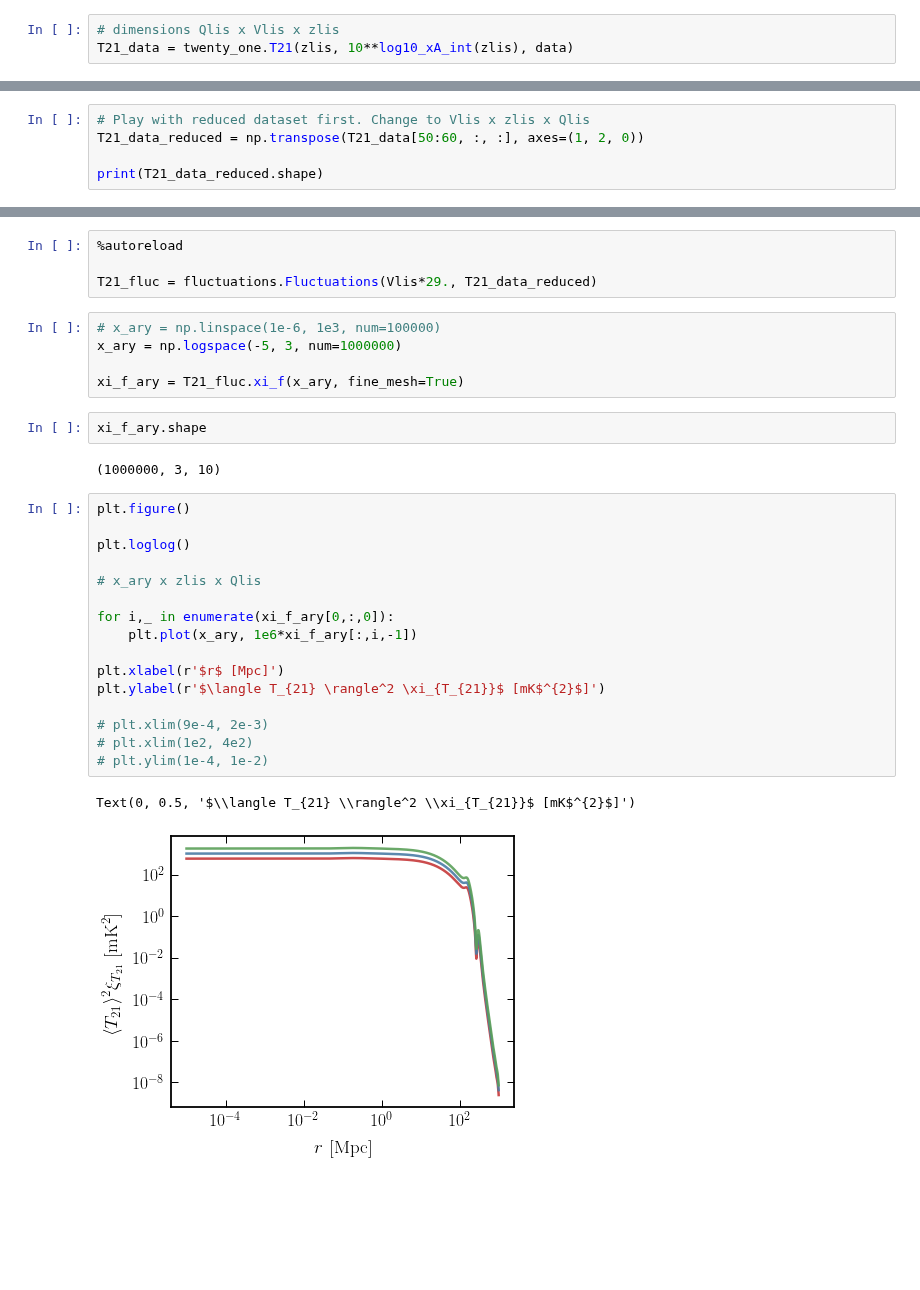
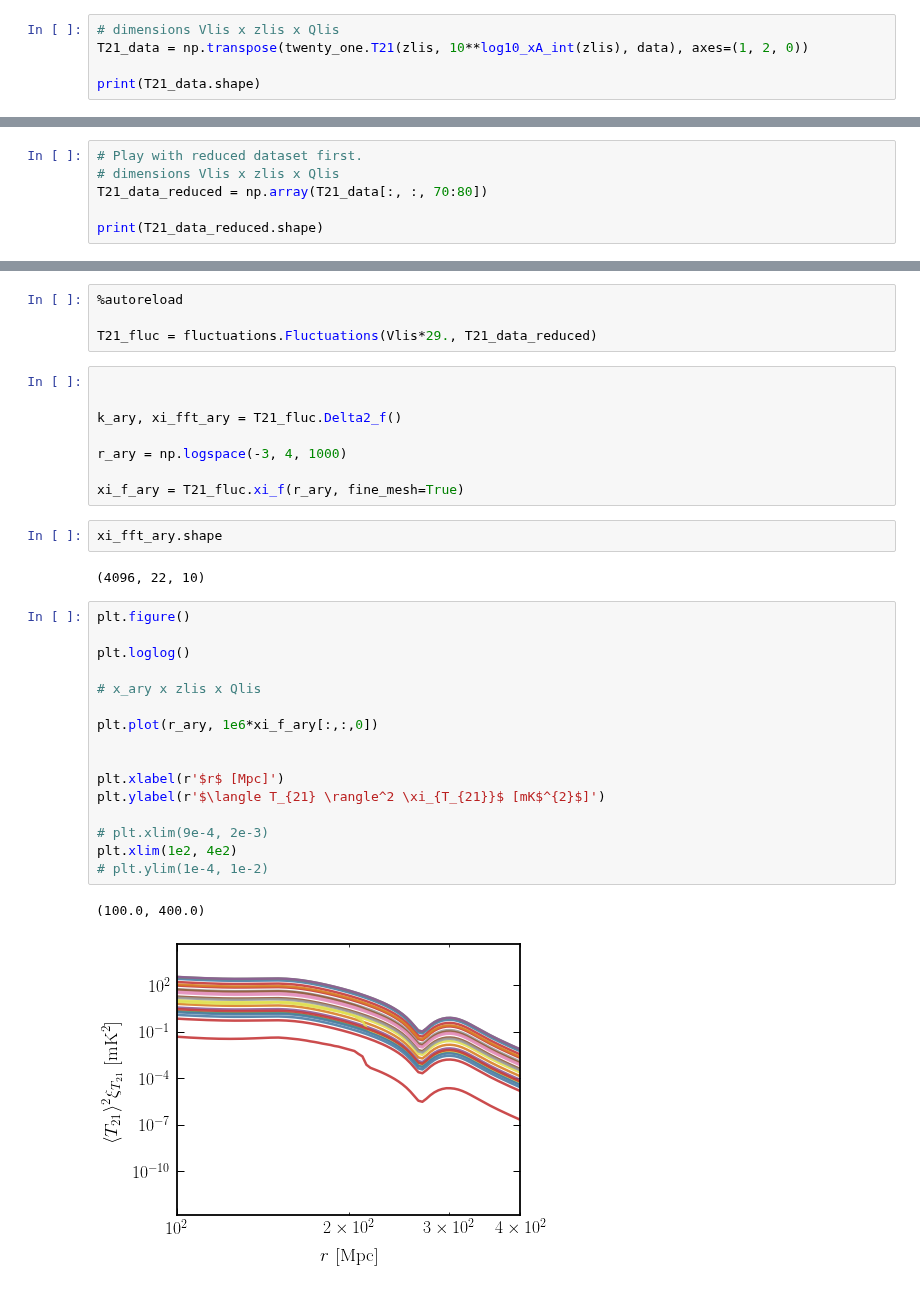
Before and after one commit to hongwanliu/millicharged_DM_with_bath, a Jupyter notebook: notebooks/Fluctuations.ipynb, the cells around one changed output, grey strips where cells are left out. Drawn from its saved outputs; the diff is of its cells as text; blank space fills up the shorter version.

Commit message:
checked that code works with all dimensional inputs, cleaned up fluctuations notebook

```diff
--- a/notebooks/Fluctuations.ipynb
+++ b/notebooks/Fluctuations.ipynb
@@ -170,5 +170,7 @@ data = np.transpose(data, axes=(1, 2, 0)) / phys.kB
 # %% [markdown]
 ### Converting to 21-cm Brightness Temperature
 # %%
-# dimensions Qlis x Vlis x zlis
-T21_data = twenty_one.T21(zlis, 10**log10_xA_int(zlis), data)
+# dimensions Vlis x zlis x Qlis
+T21_data = np.transpose(twenty_one.T21(zlis, 10**log10_xA_int(zlis), data), axes=(1, 2, 0))
+
+print(T21_data.shape)
@@ -190,8 +194,9 @@ plt.colorbar(label='$T_{21}$ [mK]')
 <matplotlib.colorbar.Colorbar at 0x...>
 [figure]
 # %%
-# Play with reduced dataset first. Change to Vlis x zlis x Qlis
-T21_data_reduced = np.transpose(T21_data[50:60, :, :], axes=(1, 2, 0))
+# Play with reduced dataset first.
+# dimensions Vlis x zlis x Qlis
+T21_data_reduced = np.array(T21_data[:, :, 70:80])
 
 print(T21_data_reduced.shape)
 # %% [output]
@@ -201,30 +206,33 @@ print(T21_data_reduced.shape)
 
 T21_fluc = fluctuations.Fluctuations(Vlis*29., T21_data_reduced)
 # %%
-# x_ary = np.linspace(1e-6, 1e3, num=100000)
-x_ary = np.logspace(-5, 3, num=1000000)
 
-xi_f_ary = T21_fluc.xi_f(x_ary, fine_mesh=True)
+
+k_ary, xi_fft_ary = T21_fluc.Delta2_f()
+
+r_ary = np.logspace(-3, 4, 1000)
+
+xi_f_ary = T21_fluc.xi_f(r_ary, fine_mesh=True)
 # %%
-xi_f_ary.shape
+xi_fft_ary.shape
 # %% [output]
-(1000000, 3, 10)
+(4096, 22, 10)
 # %%
 plt.figure()
 
 plt.loglog()
 
 # x_ary x zlis x Qlis
 
-for i,_ in enumerate(xi_f_ary[0,:,0]):
-    plt.plot(x_ary, 1e6*xi_f_ary[:,i,-1])
+plt.plot(r_ary, 1e6*xi_f_ary[:,:,0])
+
 
 plt.xlabel(r'$r$ [Mpc]')
 plt.ylabel(r'$\langle T_{21} \rangle^2 \xi_{T_{21}}$ [mK$^{2}$]')
 
 # plt.xlim(9e-4, 2e-3)
-# plt.xlim(1e2, 4e2)
+plt.xlim(1e2, 4e2)
 # plt.ylim(1e-4, 1e-2)
 # %% [output]
-Text(0, 0.5, '$\\langle T_{21} \\rangle^2 \\xi_{T_{21}}$ [mK$^{2}$]')
+(100.0, 400.0)
-[figure, old version]
+[figure, new version]
```
Also changed, not shown: parts of 7 cells of this notebook, 2 other files.
